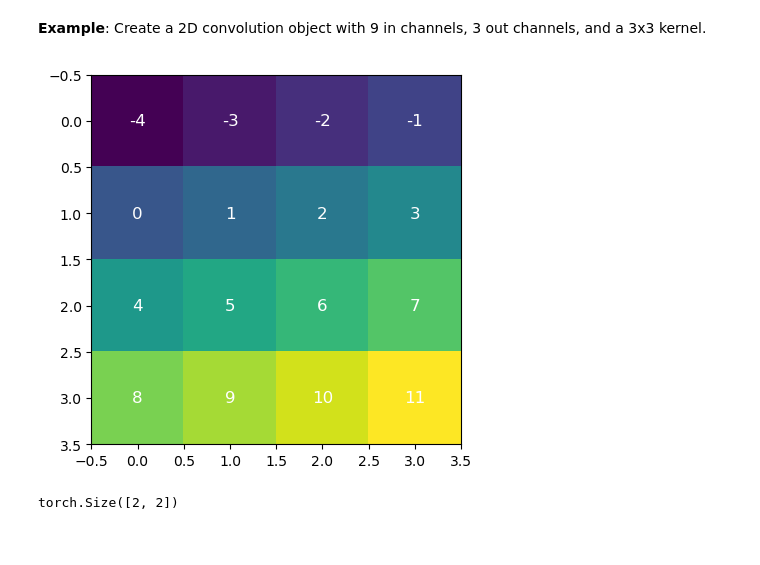
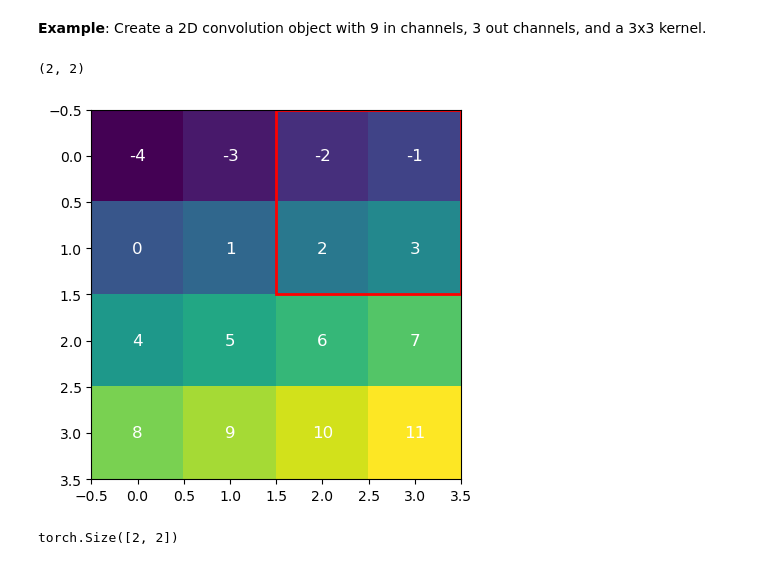
Before and after one commit to atleer/intro-to-deep-learning-dev, a Jupyter notebook: Day03/10_convolutional_neural_networks/index.ipynb, the cells around one changed output. Cells and saved outputs as stored; diff of their text form; code cells hidden in the pictures.

Commit message:
add visualization of kernel to plot toy image

```diff
--- a/Day03/10_convolutional_neural_networks/index.ipynb
+++ b/Day03/10_convolutional_neural_networks/index.ipynb
@@ -346,7 +346,7 @@ original_image = torch.tensor([
 
 original_image = original_image.unsqueeze(0)
 
-def plot_toy_image(original_image, kernel_shape=None):
+def plot_toy_image(original_image, kernel=None, step=0):
 
     plt.imshow(original_image[0])
     for i in range(original_image.shape[1]):
@@ -354,12 +354,29 @@ def plot_toy_image(original_image, kernel_shape=None):
             plt.text(j, i, f'{int(original_image[0,i, j])}', ha='center', va='center', color='white', fontsize=12)
 
     if kernel is not None:
-        ...
-    else:
+        kernel_shape = kernel.weight[0, 0, :].shape
+        stride_h, stride_w = kernel.stride
+        k_h, k_w = kernel_shape[0], kernel_shape[1]
+        img_h, img_w = original_image.shape[1], original_image.shape[2]
+
+        # Calculate number of valid positions per row
+        positions_per_row = (img_w - k_w) // stride_w + 1
+
+        # Calculate row and column based on step
+        row = (step // positions_per_row) * stride_h
+        col = (step % positions_per_row) * stride_w
+
+        rect = plt.Rectangle((col - 0.5, row - 0.5), k_w, k_h,
+                             fill=False, edgecolor='red', linewidth=2)
+        plt.gca().add_patch(rect)
+# %%
+conv2d.stride
+# %% [output]
+(2, 2)
 # %%
-plot_toy_image(original_image, kernel_shape = conv2d.weight[0,0,:].shape)
+plot_toy_image(original_image, kernel=conv2d, step=1)
 # %% [output]
-[figure, old version]
+[figure, new version]
 # %%
 conv2d.weight[0,0,:].shape
 # %% [output]
```
